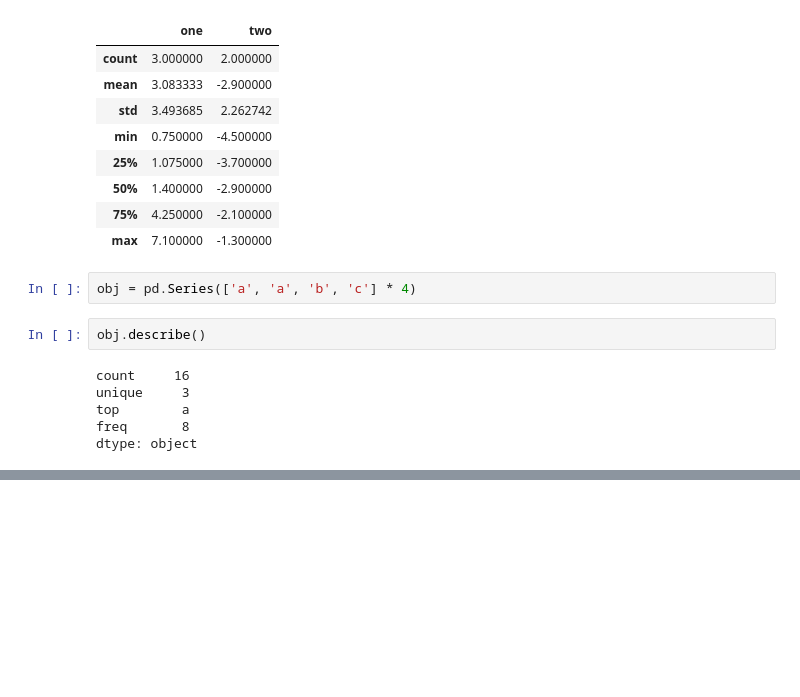
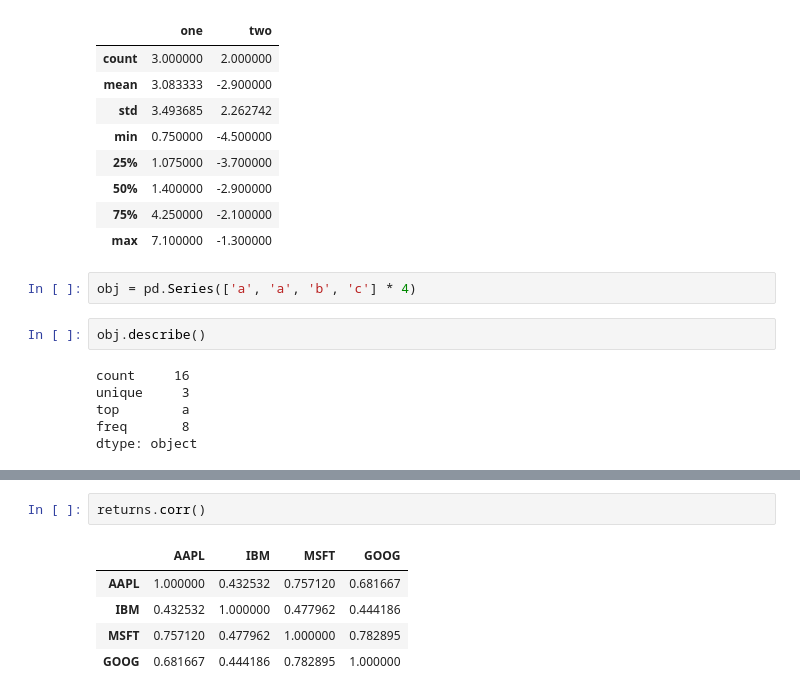
Before and after one commit to Parkseojin2001/Pandas-study, a Jupyter notebook: Pandas/Chapter5.ipynb, the cells around one changed output, grey strips where cells are left out. Cells and saved outputs as stored; diff of their text form; blank space fills up the shorter version.

```diff
--- a/Pandas/Chapter5.ipynb
+++ b/Pandas/Chapter5.ipynb
@@ -1471,0 +1540,8 @@ dtype: object
+# %%
+returns.corr()
+# %% [output]
+|  | AAPL | IBM | MSFT | GOOG |
+| AAPL | 1.000000 | 0.432532 | 0.757120 | 0.681667 |
+| IBM | 0.432532 | 1.000000 | 0.477962 | 0.444186 |
+| MSFT | 0.757120 | 0.477962 | 1.000000 | 0.782895 |
+| GOOG | 0.681667 | 0.444186 | 0.782895 | 1.000000 |
```
Also changed, not shown: parts of 14 cells of this notebook.
